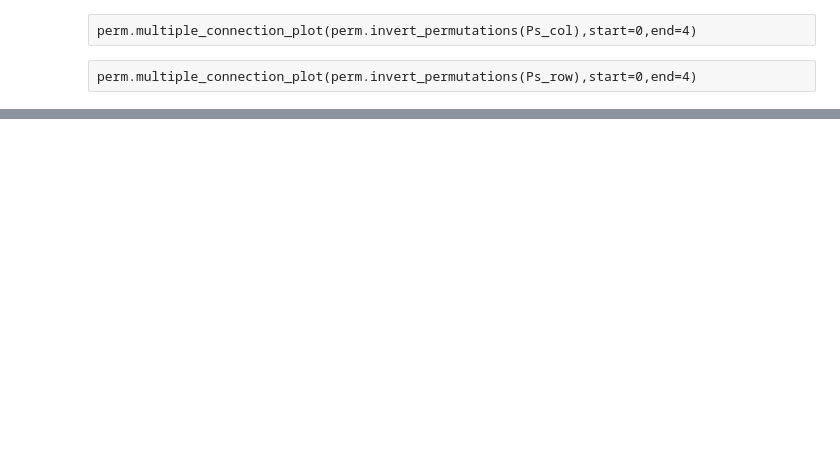
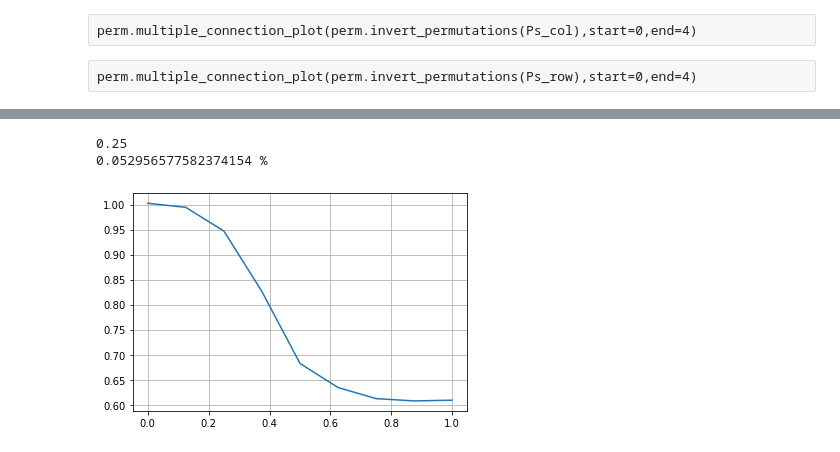
Before and after one commit to snuesslein/Matrixapprox, a Jupyter notebook: Code/Split/Cluster_Frobenius.ipynb, the cells around one changed output, grey strips where cells are left out. Saved outputs shown, nothing was run; the diff lists cells and outputs as text; code cells hidden in the pictures; blank space fills up the shorter version.

```diff
--- a/Code/Split/Cluster_Frobenius.ipynb
+++ b/Code/Split/Cluster_Frobenius.ipynb
@@ -583,4 +768,7 @@ cost_per[2]
 # %%
 i = 2
 print(alpha[i])
-print(1-cost_per[i]/cost_orig[i])
+print((1-cost_per[i]/cost_orig[i]),"%")
+# %% [output]
+0.25
+0.052956577582374154 %
@@ -589,4 +775,7 @@ print(err_per[i]/err_orig[i])
 # %%
 plt.plot(alpha,cost_per/cost_orig)
+plt.grid()
+# %% [output]
+[figure, added]
 # %%
 eps[2]
```
Also changed, not shown: parts of 45 cells of this notebook.
